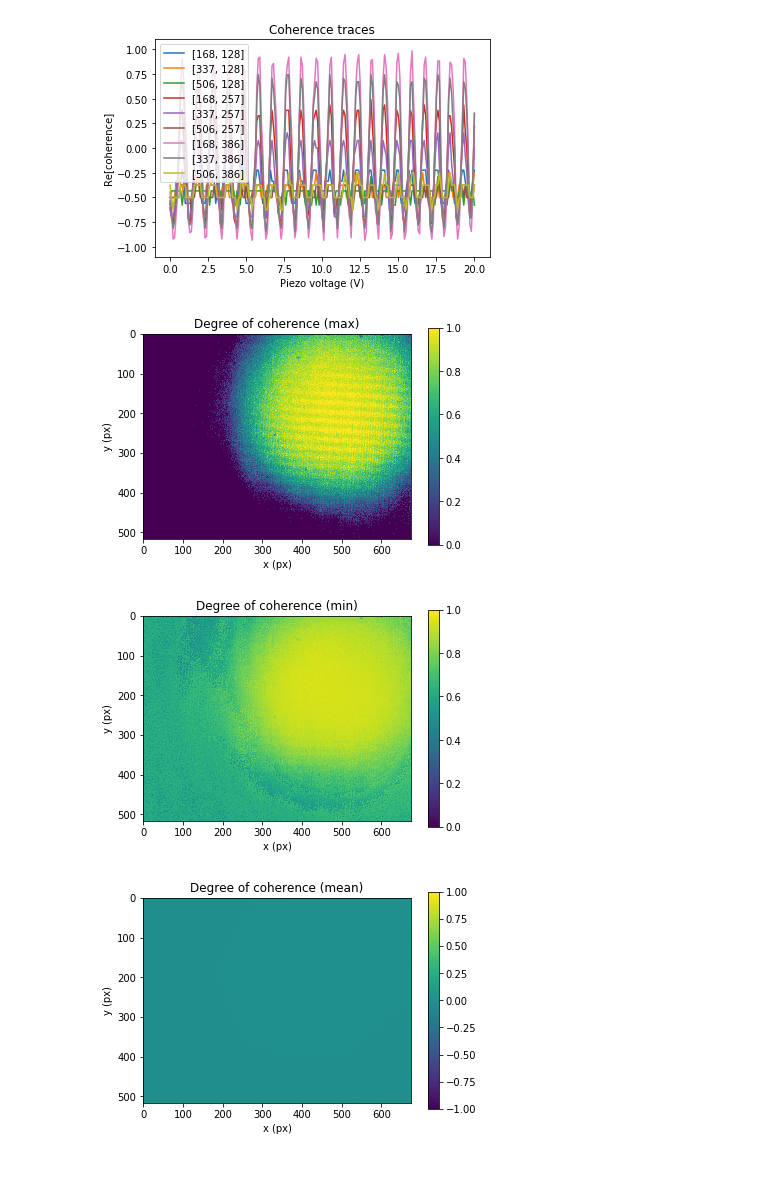
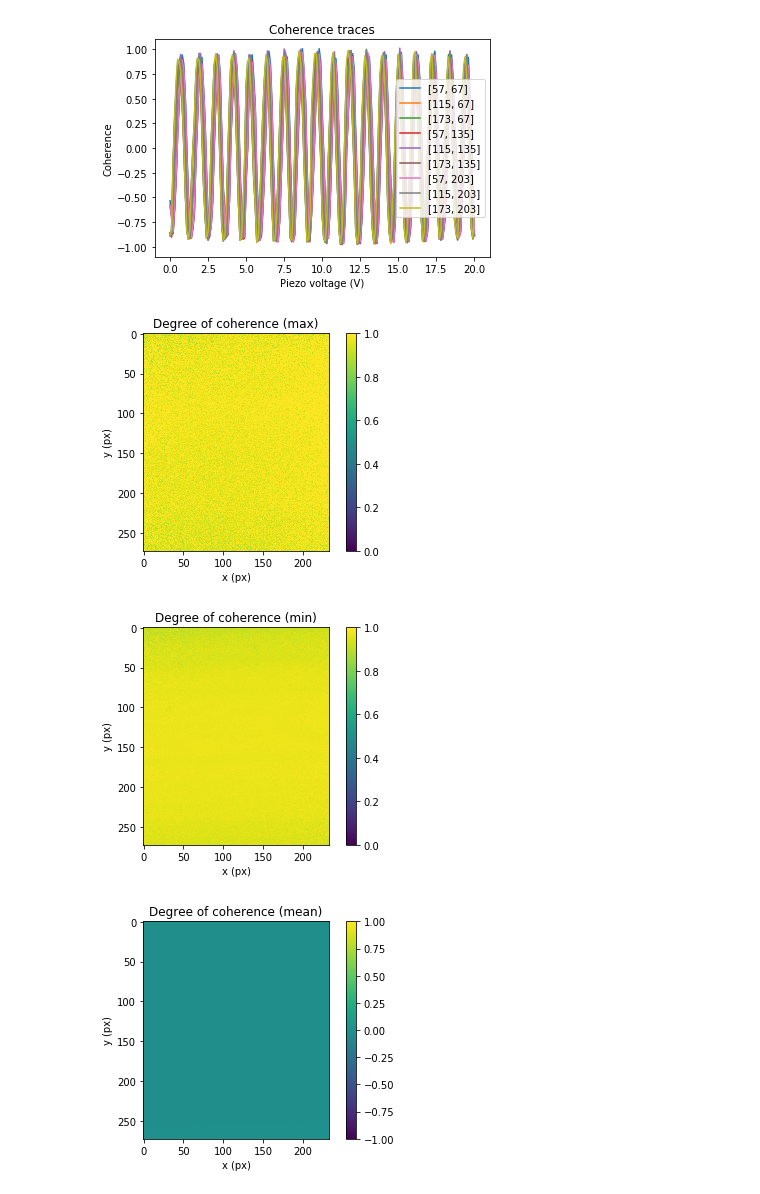
Before and after one commit to david-wei/libics, a Jupyter notebook: scripts/analysis/rwi_plot.ipynb, the cells around one changed output. Drawn from its saved outputs; the diff is of its cells as text; code cells hidden in the pictures.

```diff
--- a/scripts/analysis/rwi_plot.ipynb
+++ b/scripts/analysis/rwi_plot.ipynb
@@ -8,8 +8,8 @@ import json
 # %%
 tmp_dir = os.path.join(
-    os.environ["USERPROFILE"], "Desktop"
+    os.environ["USERPROFILE"], "rzgdatashare", "RZG_Data"
 )
-tail_name = "20180926_LS420_RRI"
+tail_name = "20180928_SLD670_RRIsb"
 # %%
 # Cohtrace data
 lines = []
@@ -47,35 +47,36 @@ def gauss_env_list(x_list, scale, width, center):
 def gauss_osc(x, scale, width, center, freq, phase):
     return gauss_env(x, scale, width, center) * np.cos(freq * x + phase)
 fit_params = []
 for it in range(len(cohtraces) - 1):
     p0 = [np.max(cohtraces[it + 1]),
           (np.max(cohtraces[0]) - np.min(cohtraces[0])) / 2,
           cohtraces[0][np.argmax(cohtraces[it + 1])],
           1., 0.]
     # fit_params.append(np.abs(scipy.optimize.curve_fit(
     #     gauss_osc, cohtraces[0], cohtraces[it + 1], p0=p0
     # )[0]))
 # x_fit = np.linspace(np.min(cohtraces[0]), np.max(cohtraces[0]), 300)
 # y_fit = [gauss_env_list(x_fit, p[0], p[1], p[2]) for p in fit_params]
 # Plots
 for it in range(len(cohtraces) - 1):
     # label_str = "{:s}: {:.2f}, {:.1f}"
     # label_format = (str(cohtrace_coords[it]), fit_params[it][0], fit_params[it][1])
     label_str = "{:s}"
     label_format = (str(cohtrace_coords[it]), )
     plt.plot(cohtraces[0], cohtraces[it + 1],
              label=label_str.format(*label_format),
              color="C{:d}".format(it))
     # plt.plot(x_fit, y_fit[it], "C{:d}--".format(it))
     # plt.plot(x_fit, -y_fit[it], "C{:d}--".format(it))
 plt.legend()
 plt.xlabel("Piezo voltage (V)")
-plt.ylabel("Re[coherence]")
+plt.ylabel("Coherence")
 plt.ylim(-1.1, 1.1)
 plt.title("Coherence traces")
+plt.savefig(os.path.join(tmp_dir, tail_name, tail_name + "_cohtrace.pdf"))
 plt.show()
 # %% [output]
-[figure, old version]
+[figure, new version]
 # %%
 im_max = np.load(os.path.join(tmp_dir, tail_name, tail_name + "_imrec_max.npy"))
 plt.imshow(im_max, vmin=0, vmax=1)
@@ -83,9 +84,10 @@ plt.colorbar()
 plt.title("Degree of coherence (max)")
 plt.xlabel("x (px)")
 plt.ylabel("y (px)")
+plt.savefig(os.path.join(tmp_dir, tail_name, tail_name + "_imrec_max.png"))
 plt.show()
 # %% [output]
-[figure, old version]
+[figure, new version]
 # %%
 im_min = np.load(os.path.join(tmp_dir, tail_name, tail_name + "_imrec_min.npy"))
 plt.imshow(-im_min, vmin=0, vmax=1)
@@ -93,9 +95,10 @@ plt.colorbar()
 plt.title("Degree of coherence (min)")
 plt.xlabel("x (px)")
 plt.ylabel("y (px)")
+plt.savefig(os.path.join(tmp_dir, tail_name, tail_name + "_imrec_min.png"))
 plt.show()
 # %% [output]
-[figure, old version]
+[figure, new version]
 # %%
 im_mean = np.load(os.path.join(tmp_dir, tail_name, tail_name + "_imrec_mean.npy"))
 plt.imshow(im_mean, vmin=-1, vmax=1)
@@ -103,9 +106,10 @@ plt.colorbar()
 plt.title("Degree of coherence (mean)")
 plt.xlabel("x (px)")
 plt.ylabel("y (px)")
+plt.savefig(os.path.join(tmp_dir, tail_name, tail_name + "_imrec_mean.png"))
 plt.show()
 # %% [output]
-[figure, old version]
+[figure, new version]
 # %%
 im_ref = np.load(os.path.join(tmp_dir, tail_name, tail_name + "_imref_mean.npy"))
 plt.imshow(im_ref, vmin=0)
```
Also changed, not shown: parts of 2 cells of this notebook, 2 other files.
